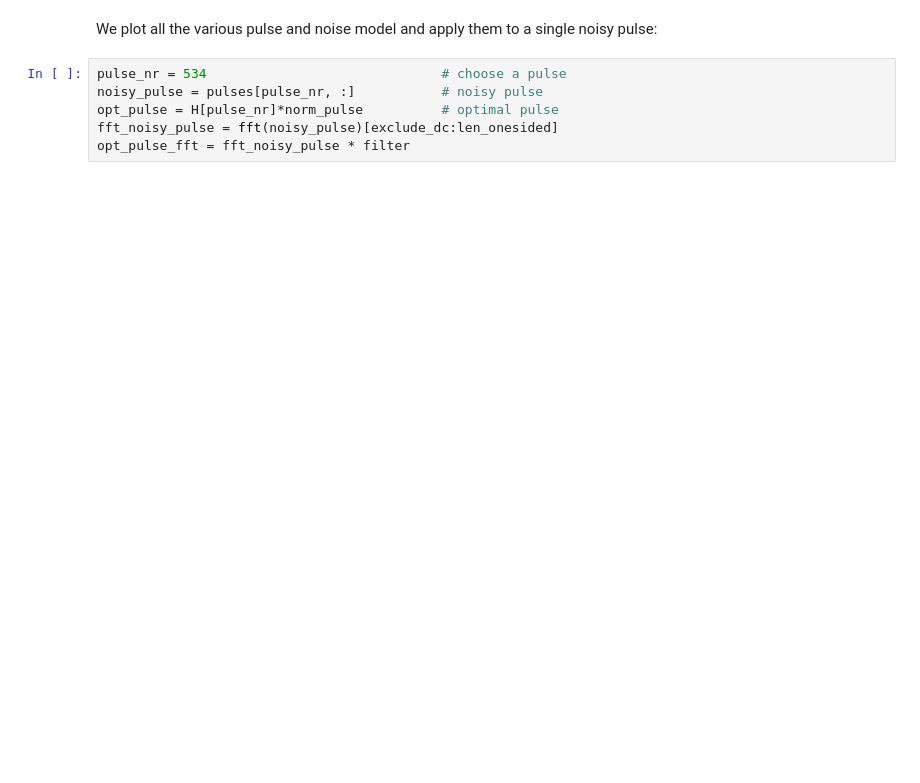
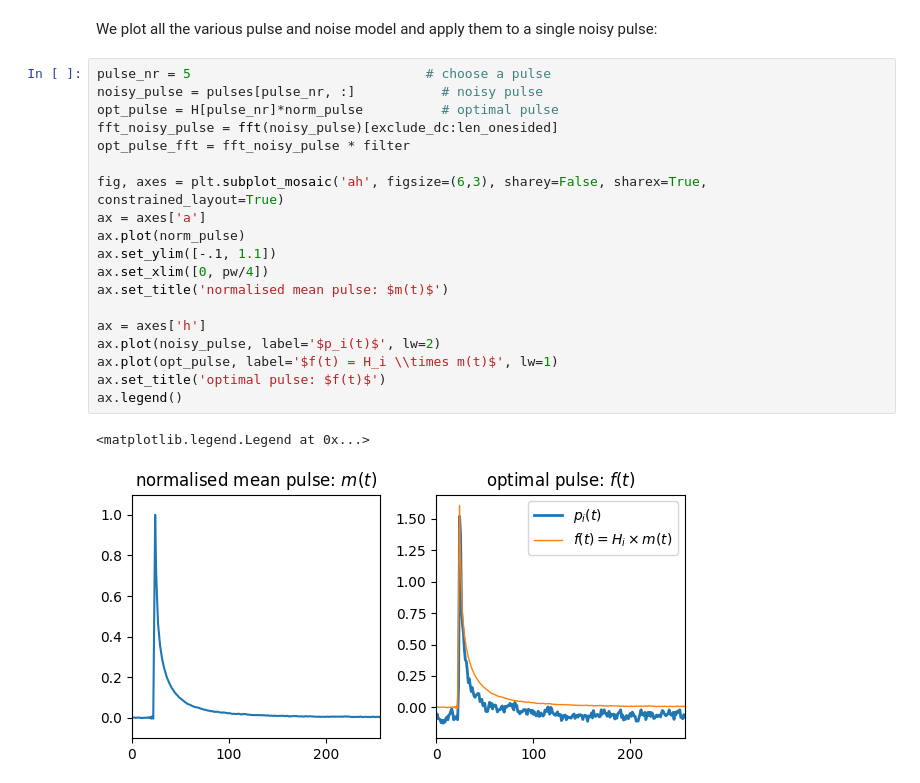
Before and after one commit to wilbertras/python-pulse-analysis, a Jupyter notebook: MUX/example.ipynb, the cells around one changed output. Drawn from its saved outputs; the diff is of its cells as text; blank space fills up the shorter version.

```diff
--- a/MUX/example.ipynb
+++ b/MUX/example.ipynb
@@ -51,9 +51,25 @@ ax.legend()
 # %% [markdown]
 We plot all the various pulse and noise model and apply them to a single noisy pulse:
-# %%
-pulse_nr = 534                              # choose a pulse
-noisy_pulse = pulses[pulse_nr, :]           # noisy pulse
-opt_pulse = H[pulse_nr]*norm_pulse          # optimal pulse
-fft_noisy_pulse = fft(noisy_pulse)[exclude_dc:len_onesided]
-opt_pulse_fft = fft_noisy_pulse * filter
+# %%
+pulse_nr = 5                              # choose a pulse
+noisy_pulse = pulses[pulse_nr, :]           # noisy pulse
+opt_pulse = H[pulse_nr]*norm_pulse          # optimal pulse
+fft_noisy_pulse = fft(noisy_pulse)[exclude_dc:len_onesided]
+opt_pulse_fft = fft_noisy_pulse * filter
+
+fig, axes = plt.subplot_mosaic('ah', figsize=(6,3), sharey=False, sharex=True, constrained_layout=True)
+ax = axes['a']
+ax.plot(norm_pulse)
+ax.set_ylim([-.1, 1.1])
+ax.set_xlim([0, pw/4])
+ax.set_title('normalised mean pulse: $m(t)$')
+
+ax = axes['h']
+ax.plot(noisy_pulse, label='$p_i(t)$', lw=2)
+ax.plot(opt_pulse, label='$f(t) = H_i \\times m(t)$', lw=1)
+ax.set_title('optimal pulse: $f(t)$')
+ax.legend()
+# %% [output]
+<matplotlib.legend.Legend at 0x...>
+[figure, added]
 # %%
```
Also changed, not shown: parts of 4 cells of this notebook, 1 other file.
